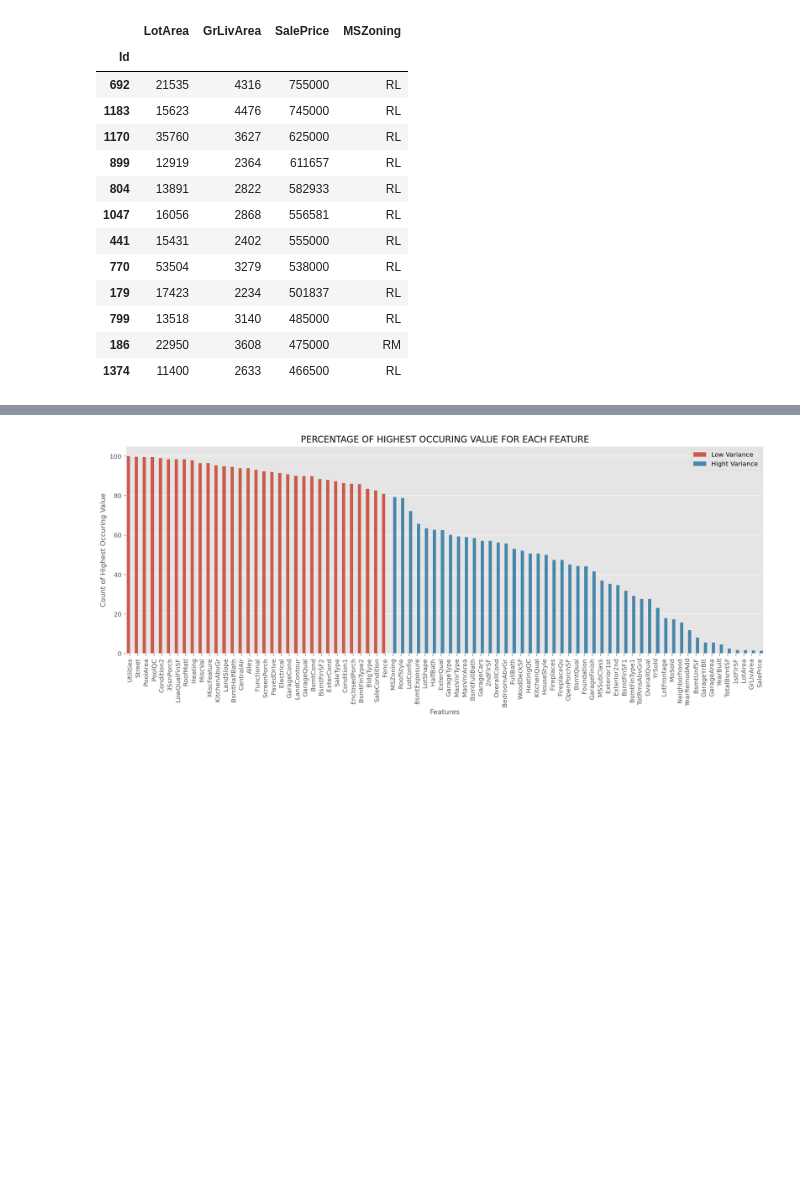
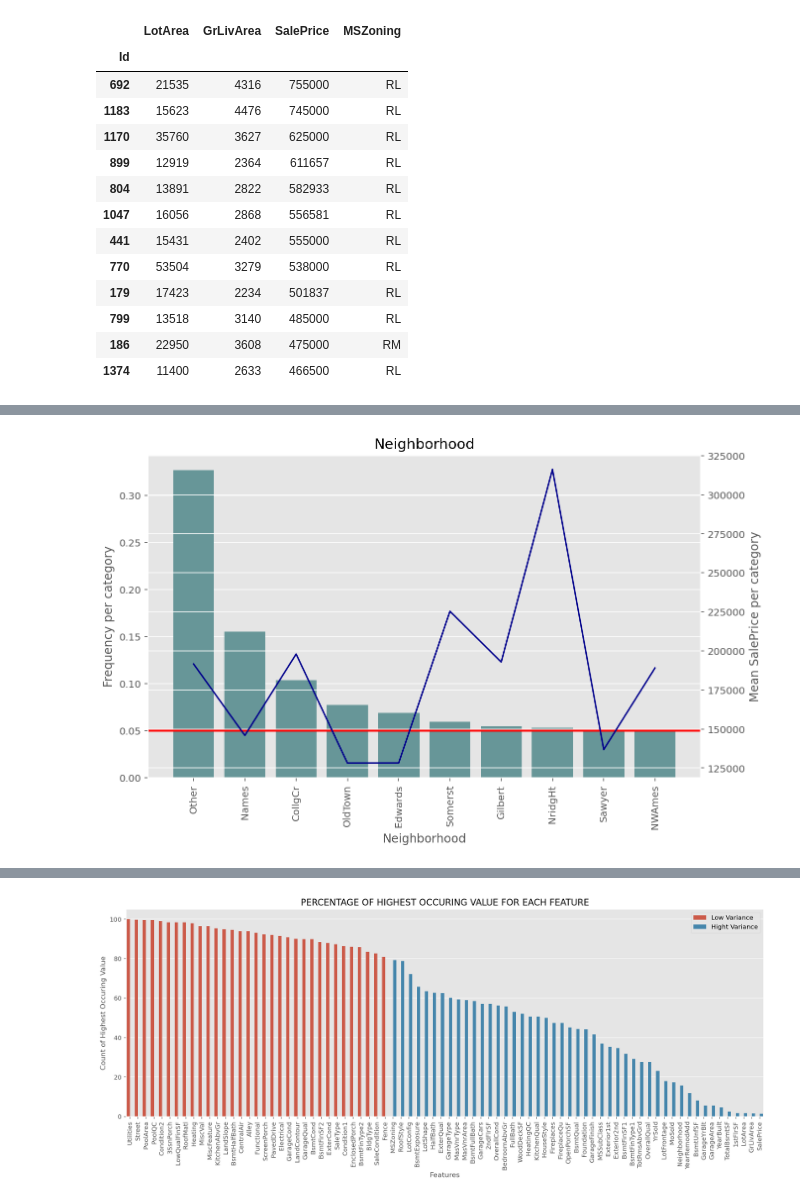
Before and after one commit to androi7/ds-mini-projects, a Jupyter notebook: House-Prices/House_Prices.ipynb, the cells around one changed output, grey strips where cells are left out. Saved outputs shown, nothing was run; the diff lists cells and outputs as text; code cells hidden in the pictures; blank space fills up the shorter version.

```diff
--- a/House-Prices/House_Prices.ipynb
+++ b/House-Prices/House_Prices.ipynb
@@ -565,0 +651,4 @@ most_expensive_houses[['LotArea', 'GrLivArea', 'SalePrice', 'MSZoning']]
+# %%
+plot_category_with_price(house, 'Neighborhood', rare_hidden=True)
+# %% [output]
+[figure, added]
```
Also changed, not shown: parts of 20 cells of this notebook.
